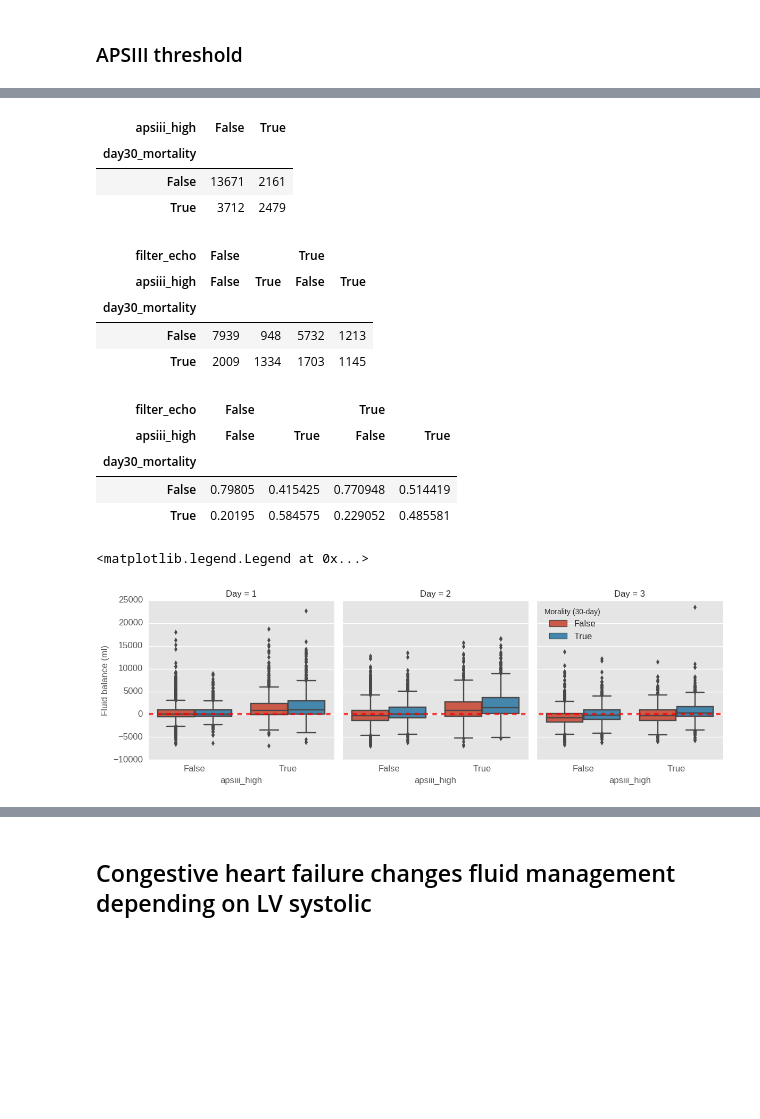
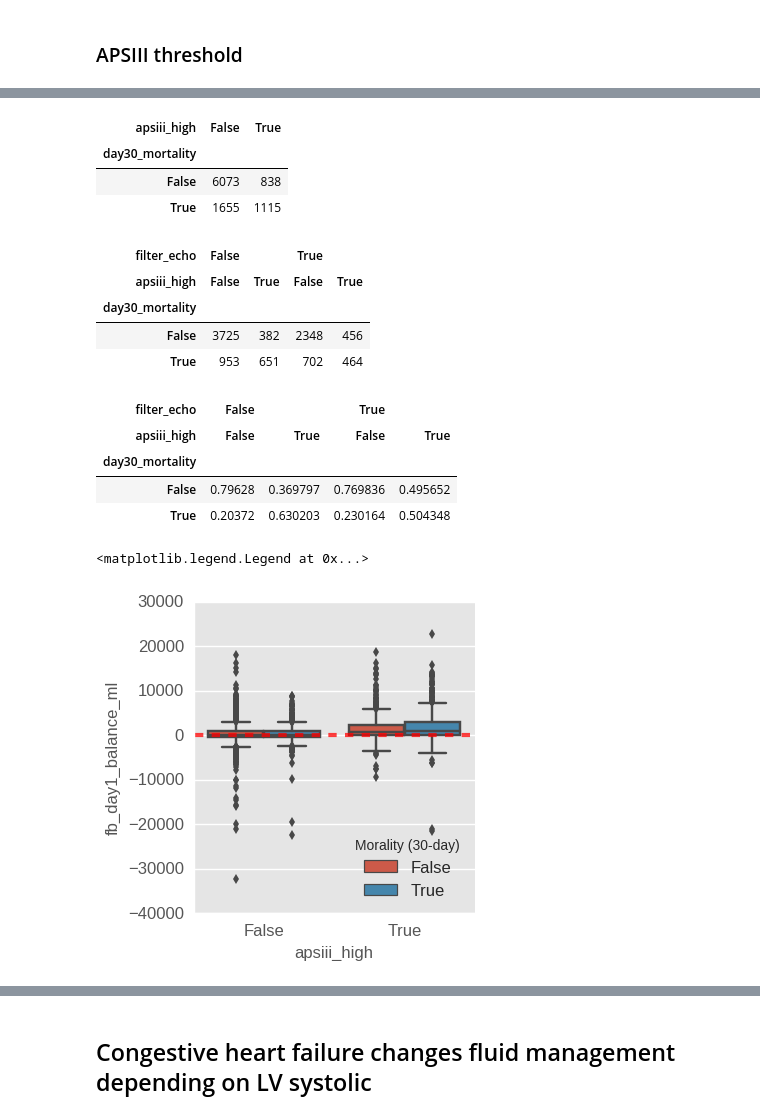
Before and after one commit to yhtgrace/echo, a Jupyter notebook: notebooks/170207_data_exploration_MICU_pressors_and_sepsis_TB.ipynb, the cells around one changed output, grey strips where cells are left out. Drawn from its saved outputs; the diff is of its cells as text; code cells hidden in the pictures; blank space fills up the shorter version.

```diff
--- a/notebooks/170207_data_exploration_MICU_pressors_and_sepsis_TB.ipynb
+++ b/notebooks/170207_data_exploration_MICU_pressors_and_sepsis_TB.ipynb
@@ -570,25 +568,25 @@ sns.distplot(to_plot.apsiii)
 # %%
-to_plot['apsiii_high'] = to_plot.apsiii > 70
+ef['apsiii_high'] = ef.apsiii > 70
 # %%
-table = to_plot.groupby(['day30_mortality', 'apsiii_high']).size().unstack()
+table = ef.groupby(['day30_mortality', 'apsiii_high']).size().unstack()
 table
 # %% [output]
 | apsiii_high | False | True |
 | day30_mortality |  |  |
-| False | 13671 | 2161 |
-| True | 3712 | 2479 |
+| False | 6073 | 838 |
+| True | 1655 | 1115 |
 # %%
-table = to_plot.groupby(['day30_mortality', 'apsiii_high', 'filter_echo']).size()\
+table = ef.groupby(['day30_mortality', 'apsiii_high', 'filter_echo']).size()\
             .unstack().unstack()
 table
 # %% [output]
 | filter_echo | False |  | True |  |
 | apsiii_high | False | True | False | True |
 | day30_mortality |  |  |  |  |
-| False | 7939 | 948 | 5732 | 1213 |
-| True | 2009 | 1334 | 1703 | 1145 |
+| False | 3725 | 382 | 2348 | 456 |
+| True | 953 | 651 | 702 | 464 |
 # %%
-table = to_plot.groupby(['day30_mortality', 'apsiii_high', 'filter_echo']).size()\
+table = ef.groupby(['day30_mortality', 'apsiii_high', 'filter_echo']).size()\
             .unstack().unstack()
 table /= table.sum(0)
 table
@@ -596,16 +594,16 @@ table
 | filter_echo | False |  | True |  |
 | apsiii_high | False | True | False | True |
 | day30_mortality |  |  |  |  |
-| False | 0.79805 | 0.415425 | 0.770948 | 0.514419 |
-| True | 0.20195 | 0.584575 | 0.229052 | 0.485581 |
+| False | 0.79628 | 0.369797 | 0.769836 | 0.495652 |
+| True | 0.20372 | 0.630203 | 0.230164 | 0.504348 |
 # %%
-g  = sns.factorplot(data=to_plot, x='apsiii_high', y='Fluid balance (ml)', kind='box', legend=False
+g  = sns.factorplot(data=ef, x='apsiii_high', y='fb_day1_balance_ml', kind='box', legend=False
                #, hue='Day', col='ex_congestive_heart_failure')
-               , hue='day30_mortality', col='Day')
+               , hue='day30_mortality') #, col='Day')
 for ax in g.axes.ravel():
     ax.plot([-100, 100], [0, 0], '--r', linewidth=3, alpha=0.75)
 plt.legend(loc='best', title='Morality (30-day)')
 # %% [output]
 <matplotlib.legend.Legend at 0x...>
-[figure, old version]
+[figure, new version]
 # %%
```
Also changed, not shown: parts of 6 cells of this notebook, 3 other files.
